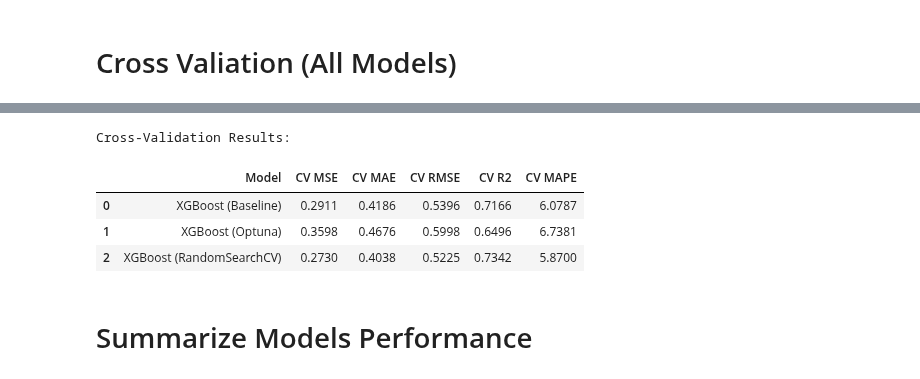
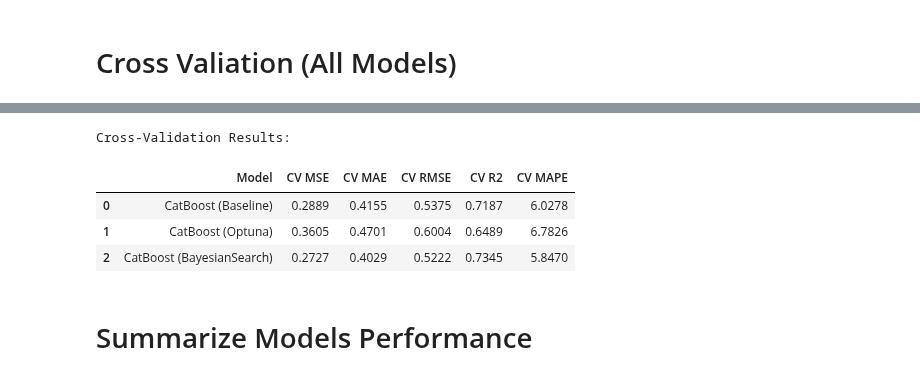
Before and after one commit to tshihab07/Super-Market-Sales-Forecasting, a Jupyter notebook: notebookes/model_CatBoost.ipynb, the cells around one changed output, grey strips where cells are left out. Cells and saved outputs as stored; diff of their text form; code cells hidden in the pictures.

```diff
--- a/notebookes/model_CatBoost.ipynb
+++ b/notebookes/model_CatBoost.ipynb
@@ -224,4 +234,0 @@ best_params_optuna = study.best_params
-# %%
-# train optimized model
-optuna_model = xgb.XGBRegressor(**best_params_optuna, random_state=42, verbosity=0)
-optuna_model.fit(x_train, y_train)
@@ -290,19 +294,22 @@ model = xgb.XGBRegressor(
 )
 # %%
 # optimize with RandomSearchCV
-random_search = RandomizedSearchCV(model,
-                                   param_dist,
-                                   n_iter=50,
-                                   scoring='neg_root_mean_squared_error',
-                                   cv=cv,
-                                   random_state=42,
-                                   n_jobs=-1)
+bayesSearch = BayesSearchCV(
+    estimator=cb_base,
+    search_spaces=param_space,
+    n_iter=30,
+    cv=cv,
+    scoring="neg_root_mean_squared_error",
+    random_state=42,
+    n_jobs=-1,
+    verbose=0
+)
 
 # fit model
-random_search.fit(x_train, y_train)
+bayesSearch.fit(x_train_cb, y_train)
 
-# best model from RandomSearchCV
-randomSearch_model = random_search.best_estimator_
+# best model from BayesianSearchCV
+bayesSearch_model = bayesSearch.best_estimator_
 # %% [markdown]
 ## Apply Model to Make Predictions
 # %%
@@ -334,6 +341,6 @@ XGBoost - RandomSearchCV Optimized Modeling Performance
 # Cross Valiation (All Models)
 # %%
 # cross validation of all models
-cv_baseline = Evaluator.cv_evaluate(baseline_model, x_train, y_train, cv)
-cv_optuna = Evaluator.cv_evaluate(optuna_model, x_train, y_train, cv)
-cv_random = Evaluator.cv_evaluate(randomSearch_model, x_train, y_train, cv)
+cv_baseline = Evaluator.cv_evaluate(baseline_model, x_train_cb, y_train, cv)
+cv_optuna = Evaluator.cv_evaluate(optuna_model, x_train_cb, y_train, cv)
+cv_bayes = Evaluator.cv_evaluate(bayesSearch_model, x_train_cb, y_train, cv)
@@ -340,22 +365,22 @@ cv_random = Evaluator.cv_evaluate(randomSearch_model, x_train, y_train, cv)
 # %%
 # Evaluate cross-validation results
 cv_df = pd.DataFrame({
-    "Model": ["XGBoost (Baseline)", "XGBoost (Optuna)", "XGBoost (RandomSearchCV)"],
-    "CV MSE": [cv_baseline['CV MSE'], cv_optuna['CV MSE'], cv_random['CV MSE']],
-    "CV MAE": [cv_baseline['CV MAE'], cv_optuna['CV MAE'], cv_random['CV MAE']],
-    "CV RMSE": [cv_baseline['CV RMSE'], cv_optuna['CV RMSE'], cv_random['CV RMSE']],
-    "CV R2": [cv_baseline['CV R2'], cv_optuna['CV R2'], cv_random['CV R2']],
-    "CV MAPE": [cv_baseline['CV MAPE'], cv_optuna['CV MAPE'], cv_random['CV MAPE']]
+    "Model": ["CatBoost (Baseline)", "CatBoost (Optuna)", "CatBoost (BayesianSearch)"],
+    "CV MSE": [cv_baseline['CV MSE'], cv_optuna['CV MSE'], cv_bayes['CV MSE']],
+    "CV MAE": [cv_baseline['CV MAE'], cv_optuna['CV MAE'], cv_bayes['CV MAE']],
+    "CV RMSE": [cv_baseline['CV RMSE'], cv_optuna['CV RMSE'], cv_bayes['CV RMSE']],
+    "CV R2": [cv_baseline['CV R2'], cv_optuna['CV R2'], cv_bayes['CV R2']],
+    "CV MAPE": [cv_baseline['CV MAPE'], cv_optuna['CV MAPE'], cv_bayes['CV MAPE']]
 }).round(4)
 
 print("Cross-Validation Results:")
 display(cv_df)
 # %% [output]
 Cross-Validation Results:
 |  | Model | CV MSE | CV MAE | CV RMSE | CV R2 | CV MAPE |
-| 0 | XGBoost (Baseline) | 0.2911 | 0.4186 | 0.5396 | 0.7166 | 6.0787 |
-| 1 | XGBoost (Optuna) | 0.3598 | 0.4676 | 0.5998 | 0.6496 | 6.7381 |
-| 2 | XGBoost (RandomSearchCV) | 0.2730 | 0.4038 | 0.5225 | 0.7342 | 5.8700 |
+| 0 | CatBoost (Baseline) | 0.2889 | 0.4155 | 0.5375 | 0.7187 | 6.0278 |
+| 1 | CatBoost (Optuna) | 0.3605 | 0.4701 | 0.6004 | 0.6489 | 6.7826 |
+| 2 | CatBoost (BayesianSearch) | 0.2727 | 0.4029 | 0.5222 | 0.7345 | 5.8470 |
 # %% [markdown]
 # Summarize Models Performance
 # %%
```
Also changed, not shown: parts of 28 cells of this notebook.
